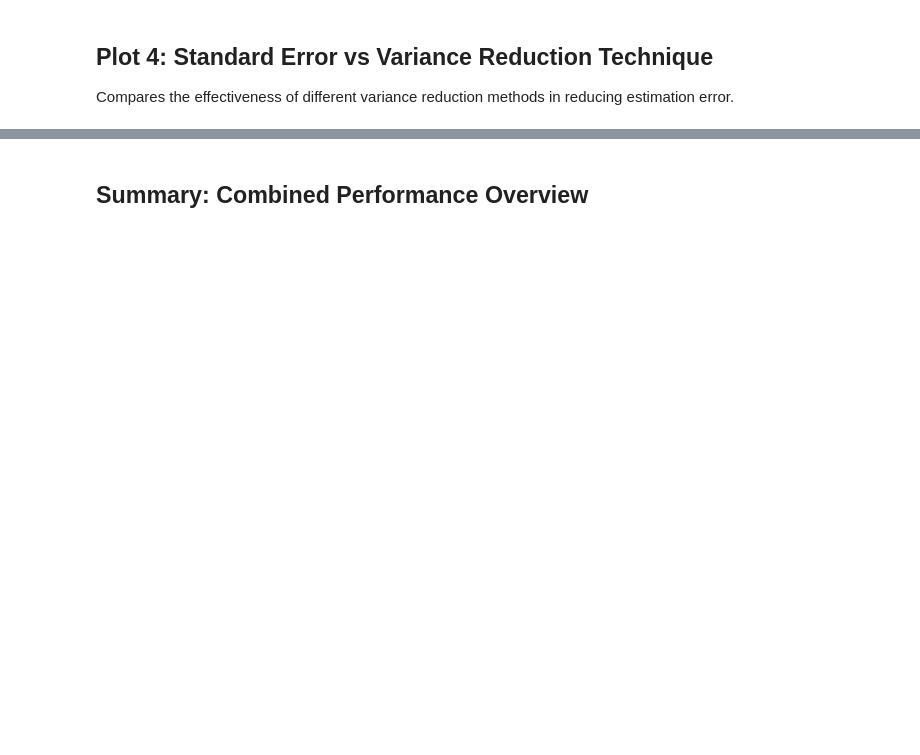
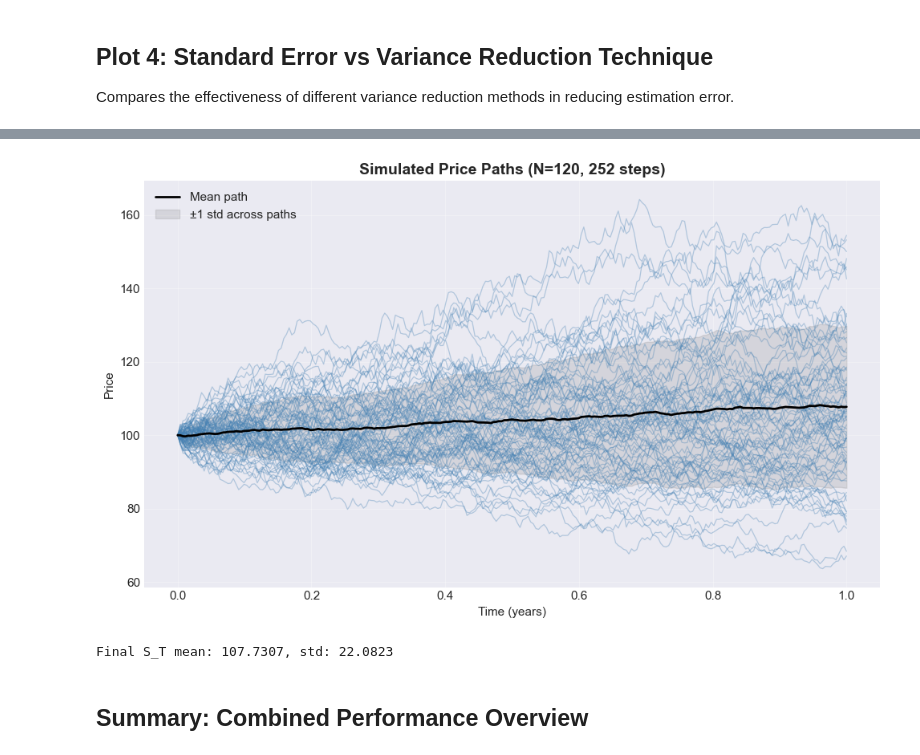
Before and after one commit to BUBB134/montecarlo-pricer, a Jupyter notebook: python_examples/convergence_and_speed.ipynb, the cells around one changed output, grey strips where cells are left out. Saved outputs shown, nothing was run; the diff lists cells and outputs as text; code cells hidden in the pictures; blank space fills up the shorter version.

```diff
--- a/python_examples/convergence_and_speed.ipynb
+++ b/python_examples/convergence_and_speed.ipynb
@@ -377,3 +504,54 @@ Maximum variance reduction: 1.42x
+# %%
+# Simulate full price paths (daily over 1 year)
+import numpy as np
+import matplotlib.pyplot as plt
+
+n_paths_small = 200
+n_steps = 252
+T = config.T
+S0 = config.S0
+r = config.r
+sigma = config.sigma
+
+dt = T / n_steps
+rng_paths = np.random.default_rng(123)
+Z = rng_paths.normal(size=(n_paths_small, n_steps))
+
+# Log-Euler scheme for GBM
+log_start = np.log(S0)
+log_increments = (r - 0.5 * sigma**2) * dt + sigma * np.sqrt(dt) * Z
+log_paths = np.cumsum(log_increments, axis=1)
+log_paths = np.concatenate([np.zeros((n_paths_small, 1)), log_paths], axis=1) + log_start
+paths = np.exp(log_paths)
+
+# Stats across paths at each time step
+mean_path = paths.mean(axis=0)
+std_path = paths.std(axis=0, ddof=1)
+upper_band = mean_path + std_path
+lower_band = mean_path - std_path
+
+times = np.linspace(0, T, n_steps + 1)
+
+# Plot a subset of paths
+fig, ax = plt.subplots(figsize=(10, 6))
+plot_subset = min(80, n_paths_small)
+for i in range(plot_subset):
+    ax.plot(times, paths[i], color='steelblue', alpha=0.35, linewidth=0.9)
+
+ax.plot(times, mean_path, color='black', linewidth=2, label='Mean path')
+ax.fill_between(times, lower_band, upper_band, color='gray', alpha=0.2, label='±1 std across paths')
+ax.set_title(f"Simulated Price Paths (N={n_paths_small}, {n_steps} steps)", fontsize=14, fontweight='bold')
+ax.set_xlabel('Time (years)')
+ax.set_ylabel('Price')
+ax.legend()
+ax.grid(True, alpha=0.3)
+plt.tight_layout()
+plt.show()
+
+print(f"Final S_T mean: {paths[:, -1].mean():.4f}, std: {paths[:, -1].std(ddof=1):.4f}")
+# %% [output]
+[figure, added]
+Final S_T mean: 107.7307, std: 22.0823
 # %% [markdown]
 ## Summary: Combined Performance Overview
 # %%
```
Also changed, not shown: parts of 9 cells of this notebook, 1 other file.
